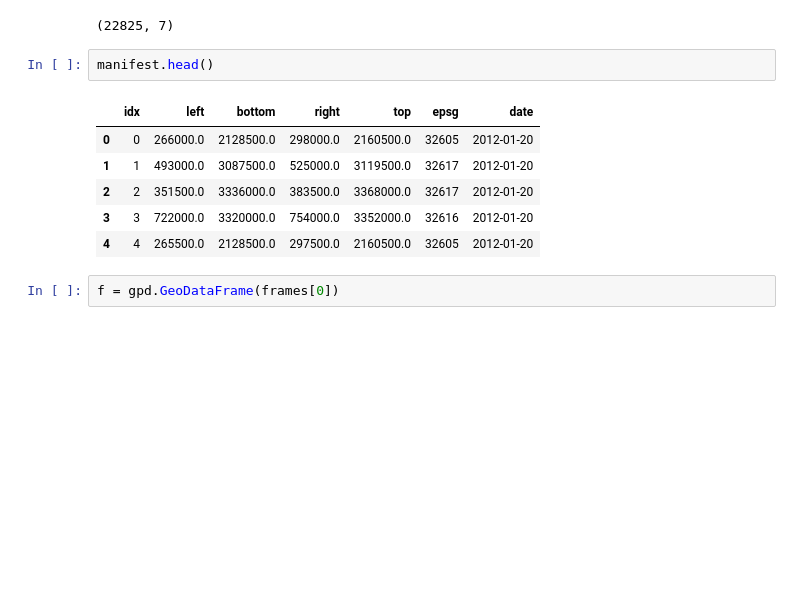
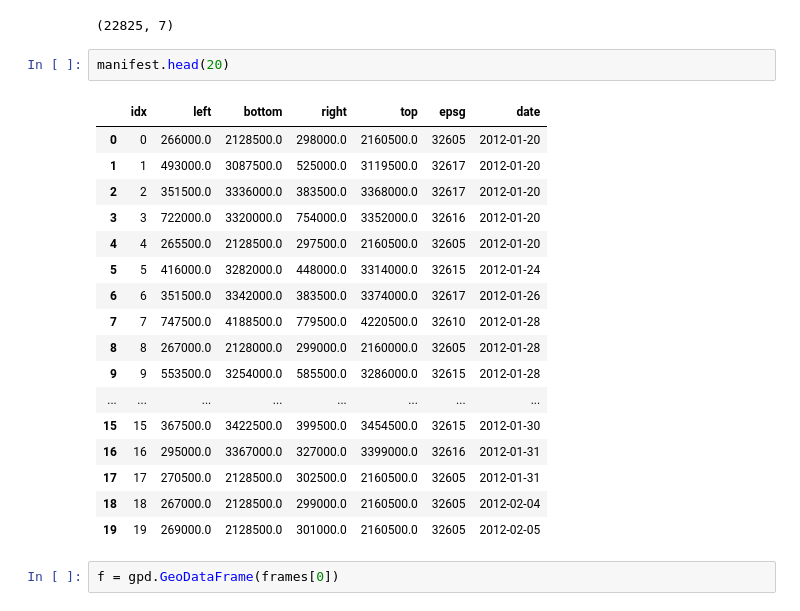
Before and after one commit to amber3536/Wildfire_Prediction, a Jupyter notebook: FireChip.ipynb, the cells around one changed output. Cells and saved outputs as stored; diff of their text form; blank space fills up the shorter version.

```diff
--- a/FireChip.ipynb
+++ b/FireChip.ipynb
@@ -278,14 +298,25 @@ manifest.shape
 # %% [output]
 (22825, 7)
 # %%
-manifest.head()
+manifest.head(20)
 # %% [output]
 |  | idx | left | bottom | right | top | epsg | date |
 | 0 | 0 | 266000.0 | 2128500.0 | 298000.0 | 2160500.0 | 32605 | 2012-01-20 |
 | 1 | 1 | 493000.0 | 3087500.0 | 525000.0 | 3119500.0 | 32617 | 2012-01-20 |
 | 2 | 2 | 351500.0 | 3336000.0 | 383500.0 | 3368000.0 | 32617 | 2012-01-20 |
 | 3 | 3 | 722000.0 | 3320000.0 | 754000.0 | 3352000.0 | 32616 | 2012-01-20 |
 | 4 | 4 | 265500.0 | 2128500.0 | 297500.0 | 2160500.0 | 32605 | 2012-01-20 |
+| 5 | 5 | 416000.0 | 3282000.0 | 448000.0 | 3314000.0 | 32615 | 2012-01-24 |
+| 6 | 6 | 351500.0 | 3342000.0 | 383500.0 | 3374000.0 | 32617 | 2012-01-26 |
+| 7 | 7 | 747500.0 | 4188500.0 | 779500.0 | 4220500.0 | 32610 | 2012-01-28 |
+| 8 | 8 | 267000.0 | 2128000.0 | 299000.0 | 2160000.0 | 32605 | 2012-01-28 |
+| 9 | 9 | 553500.0 | 3254000.0 | 585500.0 | 3286000.0 | 32615 | 2012-01-28 |
+| ... | ... | ... | ... | ... | ... | ... | ... |
+| 15 | 15 | 367500.0 | 3422500.0 | 399500.0 | 3454500.0 | 32615 | 2012-01-30 |
+| 16 | 16 | 295000.0 | 3367000.0 | 327000.0 | 3399000.0 | 32616 | 2012-01-31 |
+| 17 | 17 | 270500.0 | 2128500.0 | 302500.0 | 2160500.0 | 32605 | 2012-01-31 |
+| 18 | 18 | 267000.0 | 2128500.0 | 299000.0 | 2160500.0 | 32605 | 2012-02-04 |
+| 19 | 19 | 269000.0 | 2128500.0 | 301000.0 | 2160500.0 | 32605 | 2012-02-05 |
 # %%
 f = gpd.GeoDataFrame(frames[0])
 # %%
```
Also changed, not shown: parts of 3 cells of this notebook.
